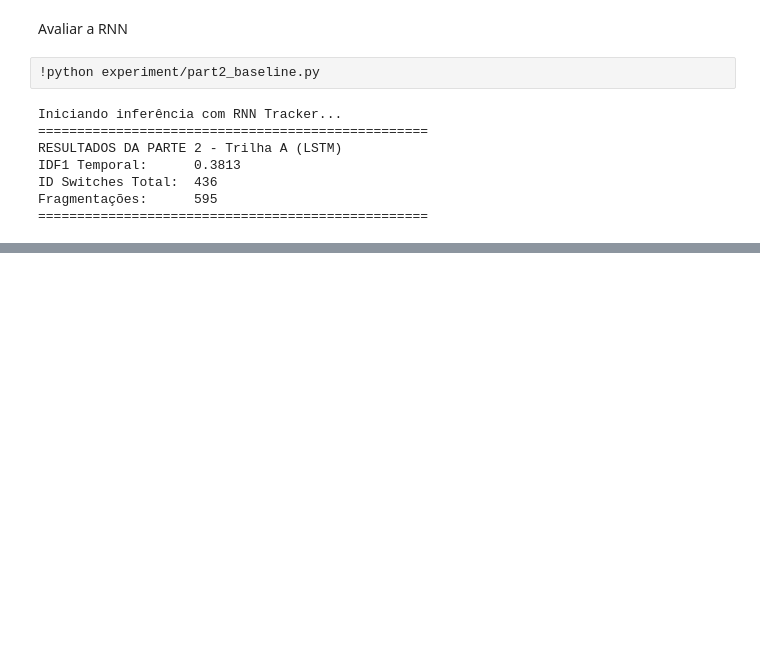
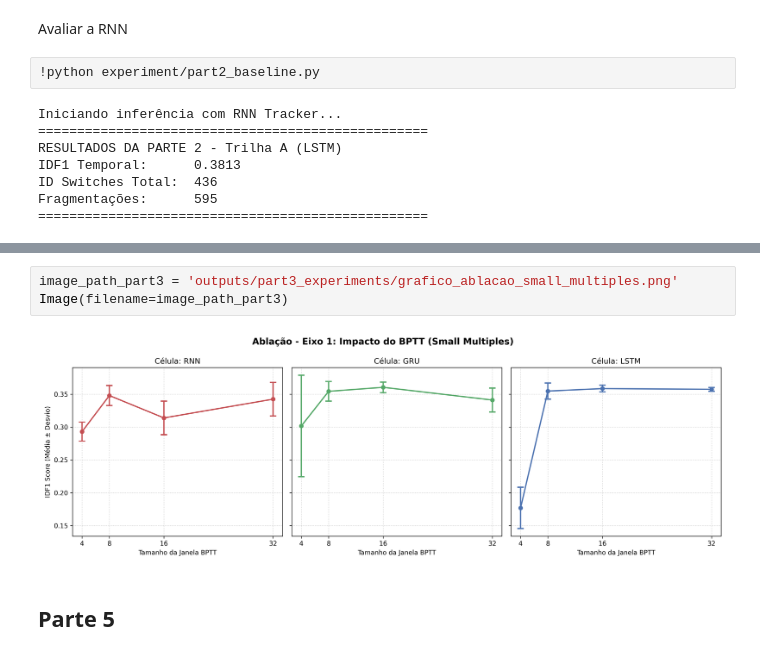
Before and after one commit to G-mikael/DL_PA2, a Jupyter notebook: PA2_Deep_Learning.ipynb, the cells around one changed output, grey strips where cells are left out. Saved outputs shown, nothing was run; the diff lists cells and outputs as text; blank space fills up the shorter version.

```diff
--- a/PA2_Deep_Learning.ipynb
+++ b/PA2_Deep_Learning.ipynb
@@ -190,0 +223,7 @@ plt.show()
+# %%
+image_path_part3 = 'outputs/part3_experiments/grafico_ablacao_small_multiples.png'
+Image(filename=image_path_part3)
+# %% [output]
+[figure, added]
+# %% [markdown]
+## Parte 5
```
Also changed, not shown: parts of 8 cells of this notebook.
